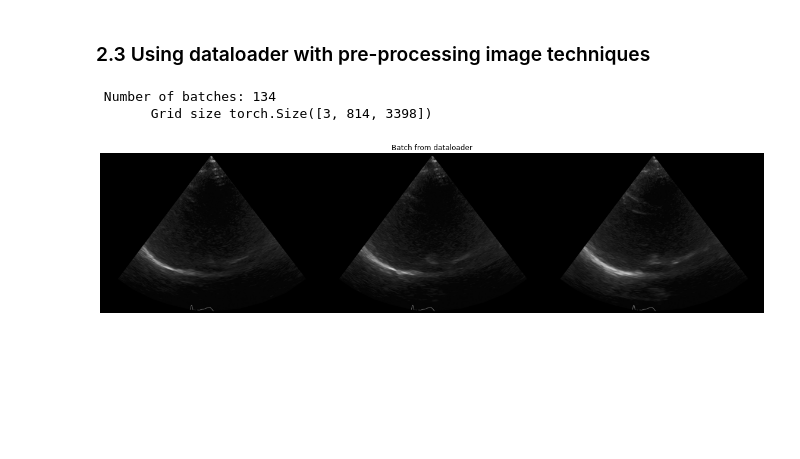
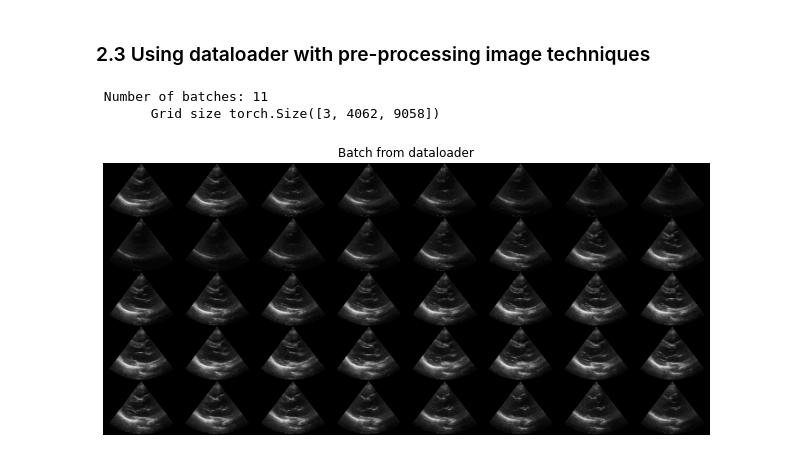
Before and after one commit to vital-ultrasound/ai-echocardiography-for-low-resource-countries, a Jupyter notebook: scripts/preprocessing/notebook_cropping_and_masking_4CV.ipynb, the cells around one changed output. Cells and saved outputs as stored; diff of their text form; code cells hidden in the pictures; blank space fills up the shorter version.

```diff
--- a/scripts/preprocessing/notebook_cropping_and_masking_4CV.ipynb
+++ b/scripts/preprocessing/notebook_cropping_and_masking_4CV.ipynb
@@ -80,35 +80,35 @@ print(f' {type(data)}, {data.size()} ')
 ##Batch size is the number of frames for one clip and those frames can be set to suffle
 
 dataloader = DataLoader(data,
-                    batch_size=3,
+                    batch_size=40,
                     shuffle=False,
                     num_workers=0,
                     pin_memory=True
                     )
 
 length_of_dl=len(dataloader)
 print(f' Number of batches: {length_of_dl} ')
 
 
 for i_batch, sample_batched in enumerate(dataloader):
 #     print(f'       batch_index: {i_batch} batch_size: {sample_batched.size()}'  )
 
     # observe Xth batch and stop.
     if i_batch == 1:
         plt.figure(figsize =(20,5) )
 
         batch_size = len(sample_batched)
 
         plt.tight_layout()
         grid = utils.make_grid(sample_batched)
         print(f'       Grid size {grid.size()}' )
         plt.imshow(grid.numpy().transpose(1, 2, 0).astype('uint8'))
         plt.title('Batch from dataloader')
         plt.axis('off')
         plt.ioff()
         plt.show()
         break
 # %% [output]
- Number of batches: 134
-       Grid size torch.Size([3, 814, 3398])
+ Number of batches: 11
+       Grid size torch.Size([3, 4062, 9058])
-[figure, old version]
+[figure, new version]
```
Also changed, not shown: parts of 1 cell of this notebook, 6 other files.
